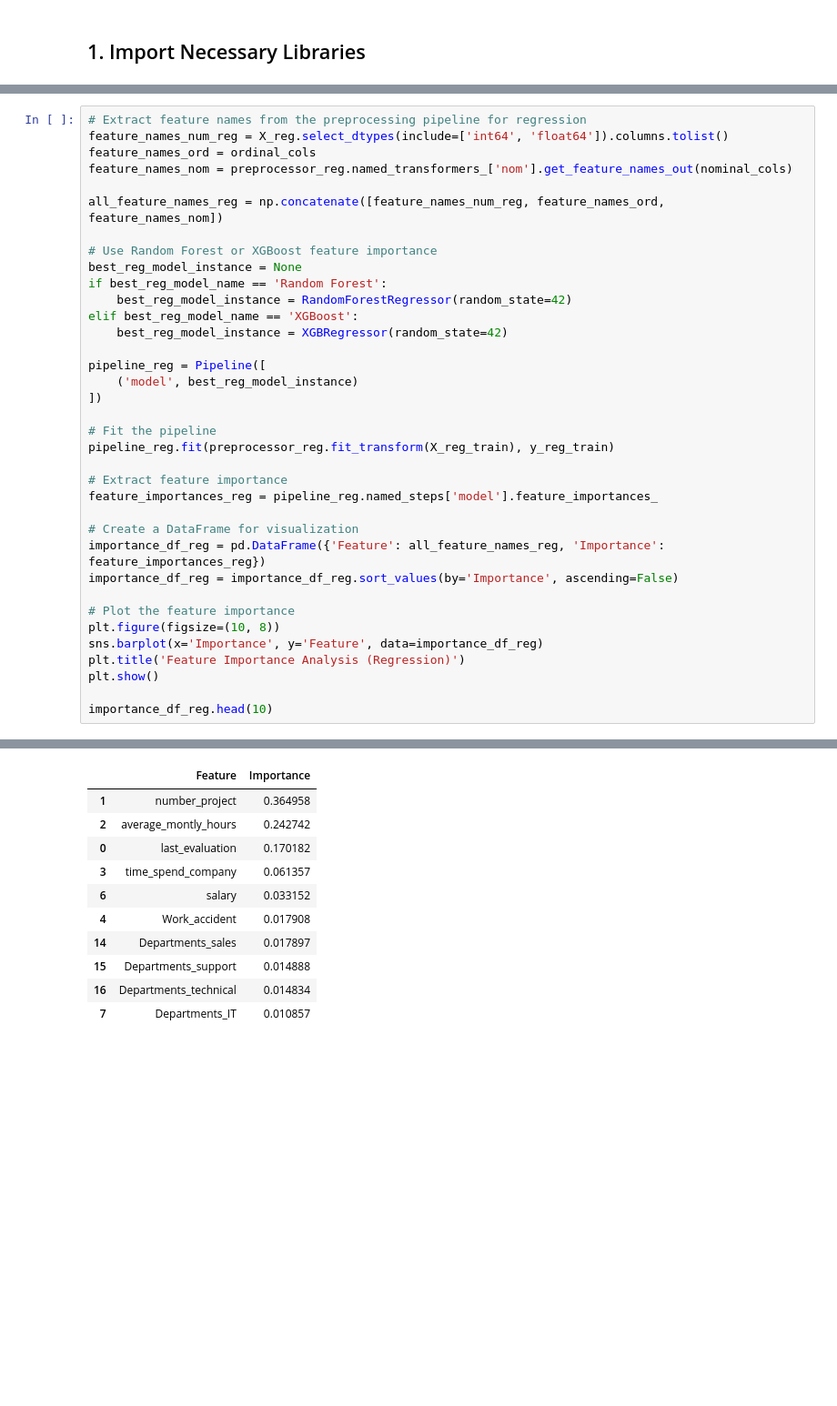
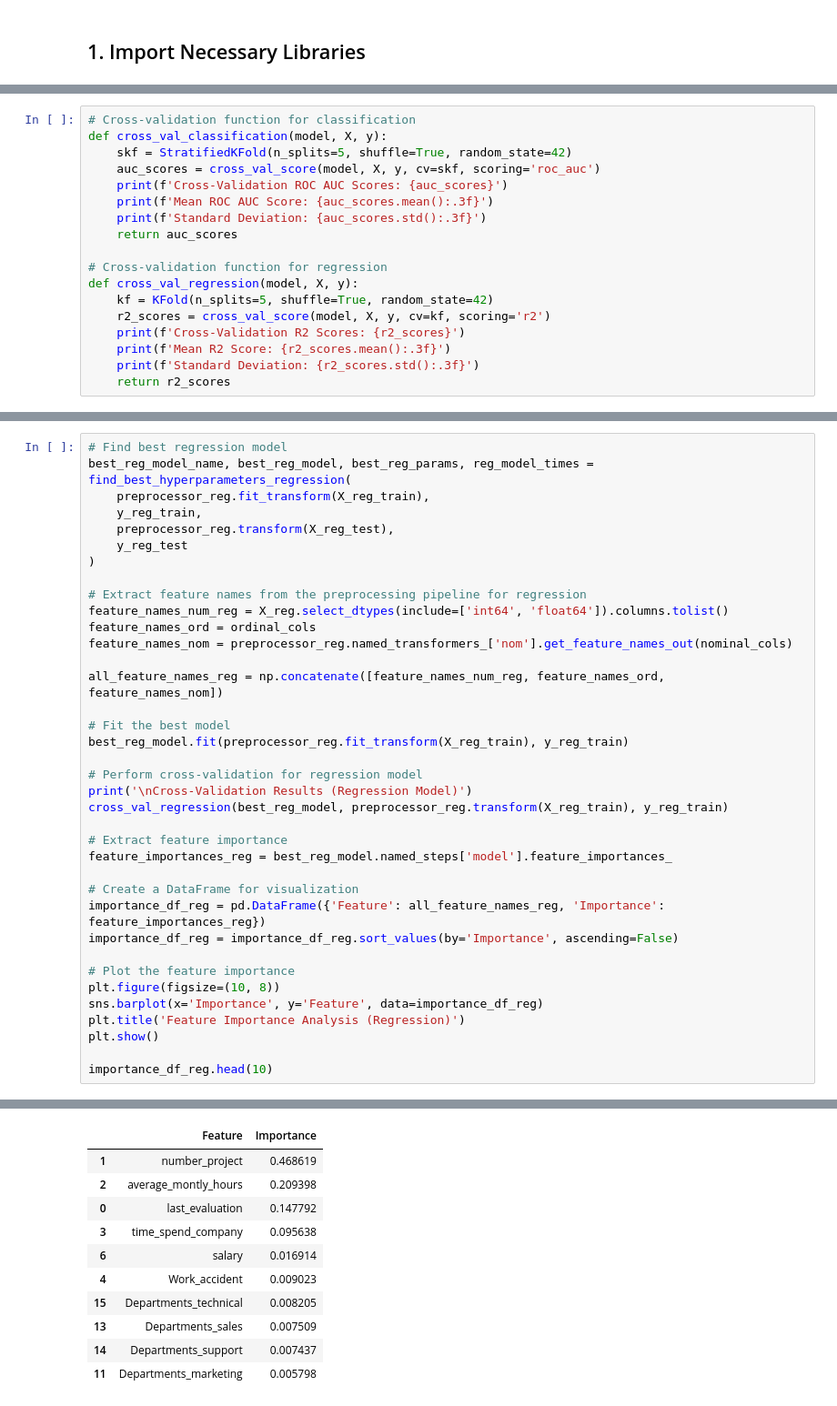
Before and after one commit to suntisfied/attrition-predictor, a Jupyter notebook: attrition_predictor_notebook/attrition_predictor_with_eda.ipynb, the cells around one changed output, grey strips where cells are left out. Shown at 91% size. Saved outputs shown, nothing was run; the diff lists cells and outputs as text; blank space fills up the shorter version.

```diff
--- a/attrition_predictor_notebook/attrition_predictor_with_eda.ipynb
+++ b/attrition_predictor_notebook/attrition_predictor_with_eda.ipynb
@@ -247 +386,19 @@ Best Classification Model: XGBoost with Borderline SMOTE (ROC AUC Score = 0.992)
+# %%
+# Cross-validation function for classification
+def cross_val_classification(model, X, y):
+    skf = StratifiedKFold(n_splits=5, shuffle=True, random_state=42)
+    auc_scores = cross_val_score(model, X, y, cv=skf, scoring='roc_auc')
+    print(f'Cross-Validation ROC AUC Scores: {auc_scores}')
+    print(f'Mean ROC AUC Score: {auc_scores.mean():.3f}')
+    print(f'Standard Deviation: {auc_scores.std():.3f}')
+    return auc_scores
+
+# Cross-validation function for regression
+def cross_val_regression(model, X, y):
+    kf = KFold(n_splits=5, shuffle=True, random_state=42)
+    r2_scores = cross_val_score(model, X, y, cv=kf, scoring='r2')
+    print(f'Cross-Validation R2 Scores: {r2_scores}')
+    print(f'Mean R2 Score: {r2_scores.mean():.3f}')
+    print(f'Standard Deviation: {r2_scores.std():.3f}')
+    return r2_scores
 # %% [markdown]
@@ -361,4 +486,12 @@ Best Regression Model: Random Forest (R2 Score = 0.483)
 # %%
+# Find best regression model
+best_reg_model_name, best_reg_model, best_reg_params, reg_model_times = find_best_hyperparameters_regression(
+    preprocessor_reg.fit_transform(X_reg_train),
+    y_reg_train,
+    preprocessor_reg.transform(X_reg_test),
+    y_reg_test
+)
+
 # Extract feature names from the preprocessing pipeline for regression
 feature_names_num_reg = X_reg.select_dtypes(include=['int64', 'float64']).columns.tolist()
 feature_names_ord = ordinal_cols
@@ -366,22 +499,15 @@ feature_names_nom = preprocessor_reg.named_transformers_['nom'].get_feature_name
 
 all_feature_names_reg = np.concatenate([feature_names_num_reg, feature_names_ord, feature_names_nom])
 
-# Use Random Forest or XGBoost feature importance
-best_reg_model_instance = None
-if best_reg_model_name == 'Random Forest':
-    best_reg_model_instance = RandomForestRegressor(random_state=42)
-elif best_reg_model_name == 'XGBoost':
-    best_reg_model_instance = XGBRegressor(random_state=42)
+# Fit the best model
+best_reg_model.fit(preprocessor_reg.fit_transform(X_reg_train), y_reg_train)
 
-pipeline_reg = Pipeline([
-    ('model', best_reg_model_instance)
-])
-
-# Fit the pipeline
-pipeline_reg.fit(preprocessor_reg.fit_transform(X_reg_train), y_reg_train)
+# Perform cross-validation for regression model
+print('\nCross-Validation Results (Regression Model)')
+cross_val_regression(best_reg_model, preprocessor_reg.transform(X_reg_train), y_reg_train)
 
 # Extract feature importance
-feature_importances_reg = pipeline_reg.named_steps['model'].feature_importances_
+feature_importances_reg = best_reg_model.named_steps['model'].feature_importances_
 
 # Create a DataFrame for visualization
 importance_df_reg = pd.DataFrame({'Feature': all_feature_names_reg, 'Importance': feature_importances_reg})
@@ -398,11 +538,11 @@ importance_df_reg.head(10)
 |  | Feature | Importance |
-| 1 | number_project | 0.364958 |
-| 2 | average_montly_hours | 0.242742 |
-| 0 | last_evaluation | 0.170182 |
-| 3 | time_spend_company | 0.061357 |
-| 6 | salary | 0.033152 |
-| 4 | Work_accident | 0.017908 |
-| 14 | Departments_sales | 0.017897 |
-| 15 | Departments_support | 0.014888 |
-| 16 | Departments_technical | 0.014834 |
-| 7 | Departments_IT | 0.010857 |
+| 1 | number_project | 0.468619 |
+| 2 | average_montly_hours | 0.209398 |
+| 0 | last_evaluation | 0.147792 |
+| 3 | time_spend_company | 0.095638 |
+| 6 | salary | 0.016914 |
+| 4 | Work_accident | 0.009023 |
+| 15 | Departments_technical | 0.008205 |
+| 13 | Departments_sales | 0.007509 |
+| 14 | Departments_support | 0.007437 |
+| 11 | Departments_marketing | 0.005798 |
```
Also changed, not shown: parts of 31 cells of this notebook, 1 other file.
